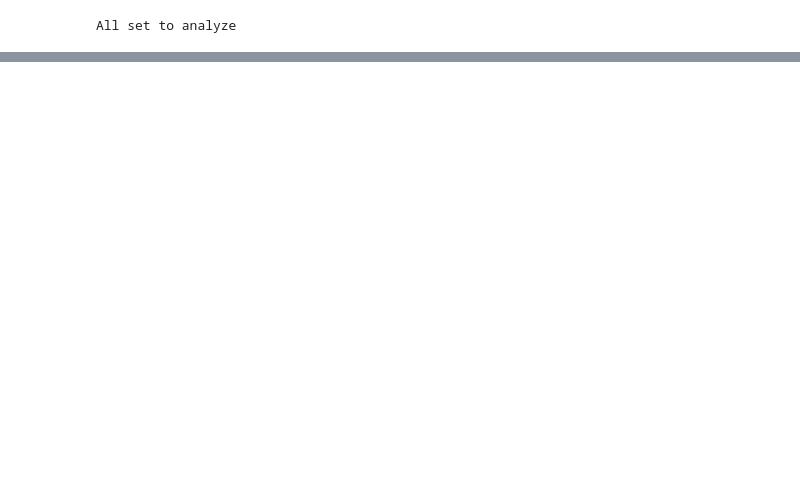
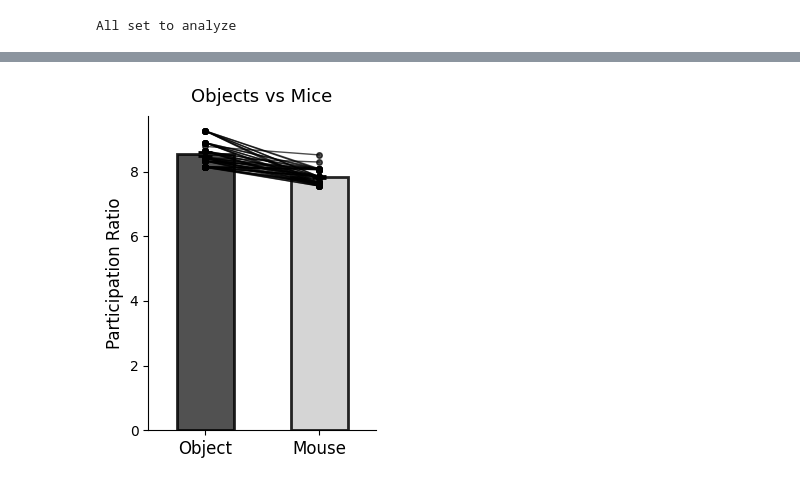
Before and after one commit to padillacoreanolab/diff_fam_social_memory_ephys, a Jupyter notebook: pilot2/object_control/object_spike.ipynb, the cells around one changed output, grey strips where cells are left out. Saved outputs shown, nothing was run; the diff lists cells and outputs as text; code cells hidden in the pictures; blank space fills up the shorter version.

```diff
--- a/pilot2/object_control/object_spike.ipynb
+++ b/pilot2/object_control/object_spike.ipynb
@@ -478,0 +402,88 @@ else:
+# %%
+def paired_pr_test(df_a, df_b):
+    from scipy.stats import ttest_rel
+
+    a = df_a[['participation_ratio']].copy()
+    b = df_b[['participation_ratio']].copy()
+
+    # extract subject ID from index (everything before first underscore)
+    a['subject'] = a.index.str.split('_').str[0]
+    b['subject'] = b.index.str.split('_').str[0]
+
+    merged = pd.merge(
+        a.reset_index(), b.reset_index(),
+        on='subject', how='inner',
+        suffixes=('_A', '_B')
+    )
+
+    dropped_a = set(a['subject']) - set(merged['subject'])
+    dropped_b = set(b['subject']) - set(merged['subject'])
+    if dropped_a:
+        print(f"Warning: subjects in A with no match: {dropped_a}")
+    if dropped_b:
+        print(f"Warning: subjects in B with no match: {dropped_b}")
+
+    merged['difference'] = merged['participation_ratio_A'] - merged['participation_ratio_B']
+    t, p = ttest_rel(merged['participation_ratio_A'], merged['participation_ratio_B'])
+
+    def stars(p):
+        if p < 0.001: return "***"
+        if p < 0.01:  return "**"
+        if p < 0.05:  return "*"
+        return "n.s."
+
+    print(f"\nPaired t-test on participation ratio:")
+    print(f"  n (matched subjects)   : {len(merged)}")
+    print(f"  mean PR_A              : {merged['participation_ratio_A'].mean():.3f} ± {merged['participation_ratio_A'].sem():.3f}")
+    print(f"  mean PR_B              : {merged['participation_ratio_B'].mean():.3f} ± {merged['participation_ratio_B'].sem():.3f}")
+    print(f"  mean difference (A-B)  : {merged['difference'].mean():.3f}")
+    print(f"  t = {t:.3f},  p = {p:.4f}  {stars(p)}")
+
+    return merged, t, p
+
+
+def plot_pr_comparison(df_a, df_b, tick_labels, colors,
+                       ylabel='Participation Ratio', title='Dimensionality comparison'):
+
+    a = df_a[['participation_ratio']].copy()
+    b = df_b[['participation_ratio']].copy()
+    a['subject'] = a.index.str.split('_').str[0]
+    b['subject'] = b.index.str.split('_').str[0]
+
+    merged = pd.merge(
+        a.reset_index(), b.reset_index(),
+        on='subject', how='inner',
+        suffixes=('_A', '_B')
+    )
+
+    means = [merged['participation_ratio_A'].mean(), merged['participation_ratio_B'].mean()]
+    sems  = [merged['participation_ratio_A'].sem(),  merged['participation_ratio_B'].sem()]
+
+    fig, ax = plt.subplots(figsize=(3, 4))
+
+    ax.bar([0, 1], means, yerr=sems, color=colors, width=0.5,
+           capsize=5, error_kw={'elinewidth': 2, 'capthick': 2},
+           alpha=0.85, zorder=2, linewidth = 2, edgecolor = 'black')
+
+    for _, row in merged.iterrows():
+        ax.plot([0, 1],
+                [row['participation_ratio_A'], row['participation_ratio_B']],
+                color='black', linewidth=1, alpha=0.7,
+                marker='o', markersize=4, zorder=3)
+
+    ax.set_xticks([0, 1])
+    ax.set_xticklabels(tick_labels, fontsize=12)
+    ax.set_ylabel(ylabel, fontsize=12)
+    ax.set_title(title, fontsize=13, pad=10)
+    ax.set_xlim(-0.5, 1.5)
+    ax.spines['top'].set_visible(False)
+    ax.spines['right'].set_visible(False)
+
+    plt.tight_layout()
+    plt.show()
+
+pr_object = population_analysis.participation_ratio(object_spikes, 3, 3, events = ['familiar object', 'novel object'],min_neurons=5, LOO = True)
+pr_mouse = population_analysis.participation_ratio(object_spikes, 3, 3, events = ['familiar mouse', 'novel mouse'],min_neurons=5, LOO = True)
+merged_pr, t_stat, p_value = paired_pr_test(pr_object, pr_mouse)
+plot_pr_comparison(pr_object, pr_mouse, tick_labels=['Object', 'Mouse'], colors=["#323232", "#CECECE"], title='Objects vs Mice')
+# %% [output]
@@ -478,0 +496 @@ else:
+[figure, added]
```
Also changed, not shown: parts of 29 cells of this notebook, 2 other files.
